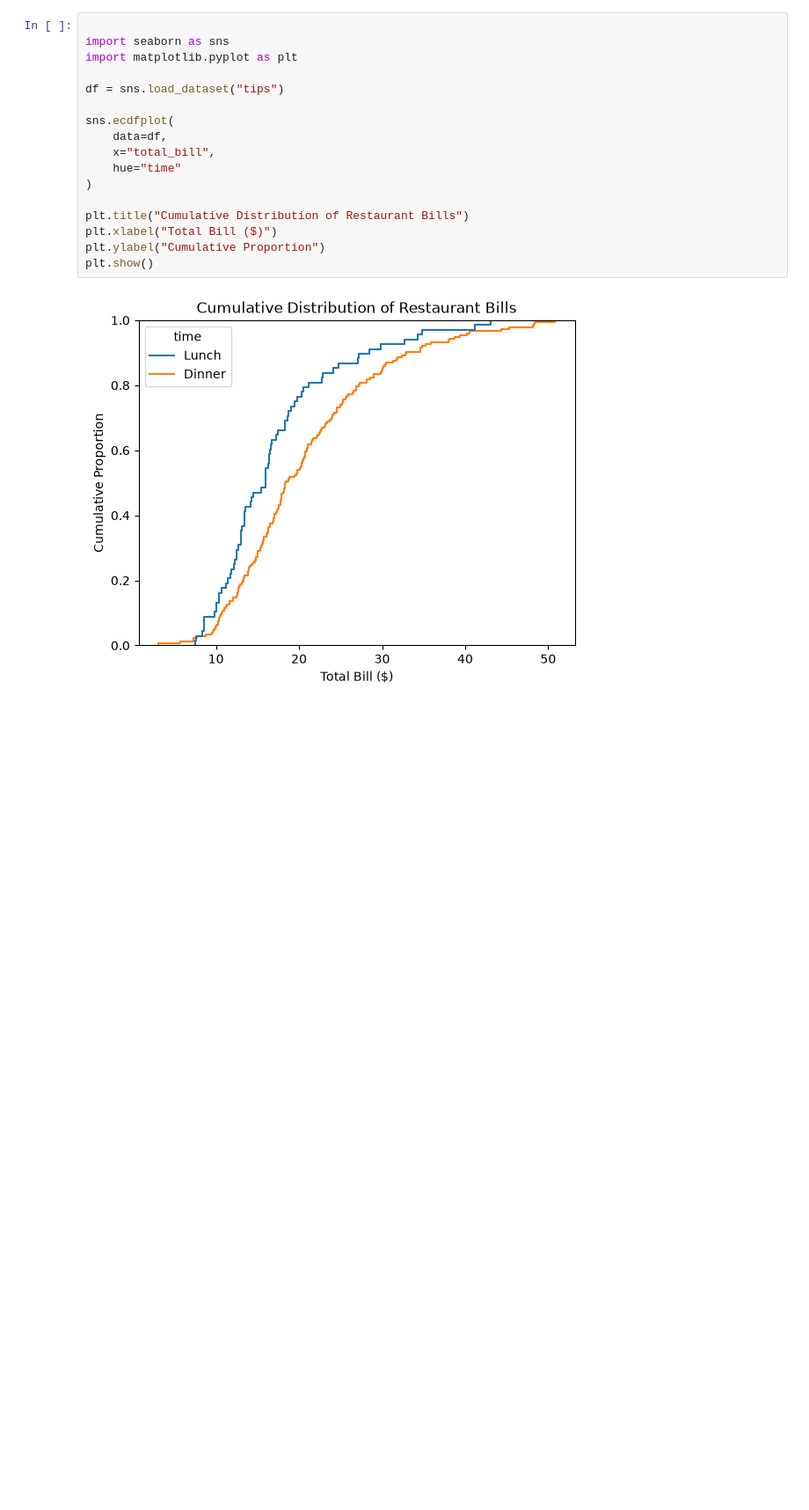
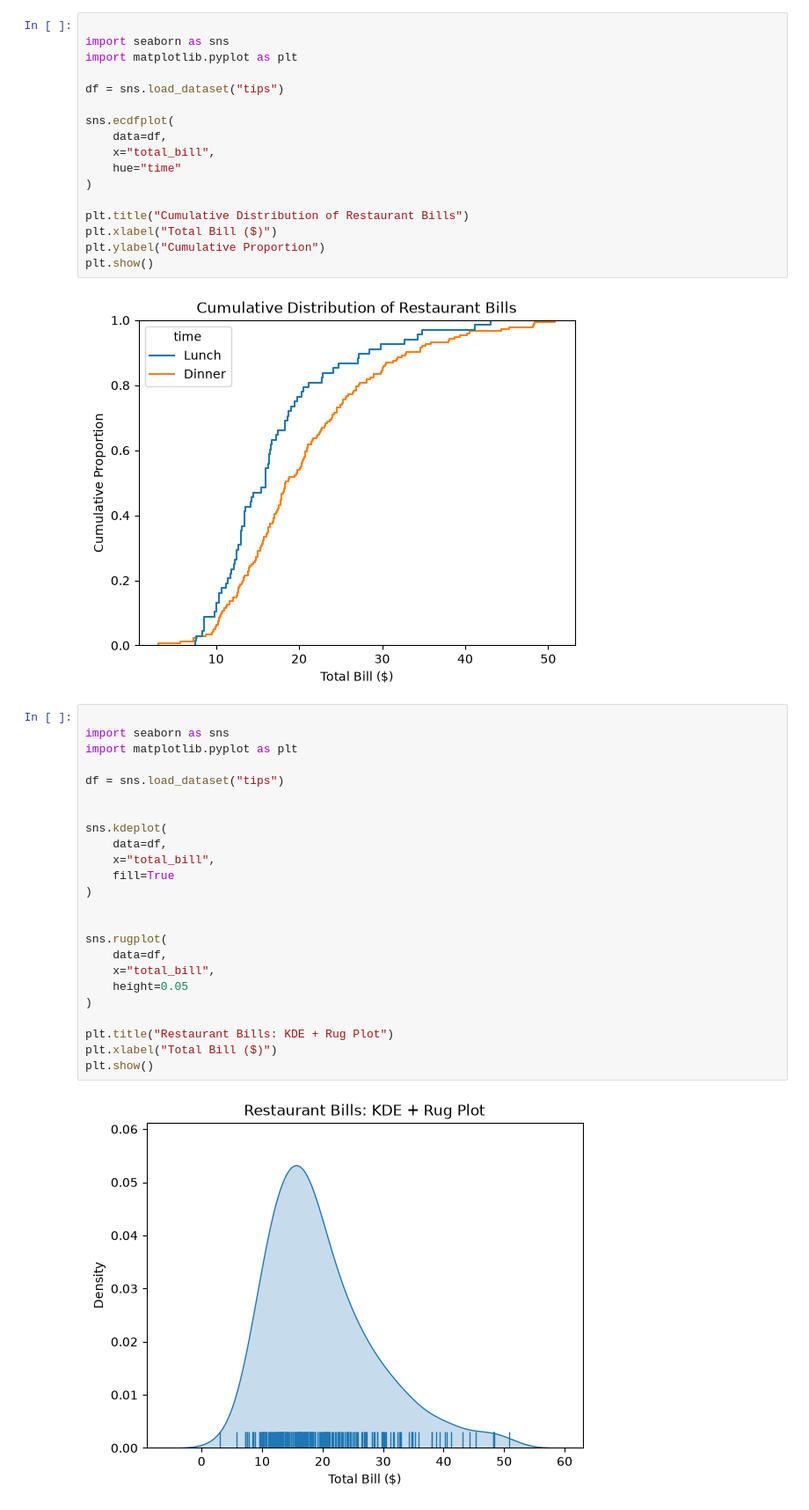
Before and after one commit to Aryanbhayji/Seaborn-library, a Jupyter notebook: main.ipynb, the cells around one changed output. Shown at 88% size. Cells and saved outputs as stored; diff of their text form; blank space fills up the shorter version.

```diff
--- a/main.ipynb
+++ b/main.ipynb
@@ -410,3 +410,29 @@ plt.ylabel("Cumulative Proportion")
 plt.show()
 # %% [output]
 [figure]
+# %%
+
+import seaborn as sns
+import matplotlib.pyplot as plt
+
+df = sns.load_dataset("tips")
+
+
+sns.kdeplot(
+    data=df,
+    x="total_bill",
+    fill=True
+)
+
+
+sns.rugplot(
+    data=df,
+    x="total_bill",
+    height=0.05
+)
+
+plt.title("Restaurant Bills: KDE + Rug Plot")
+plt.xlabel("Total Bill ($)")
+plt.show()
+# %% [output]
+[figure, added]
```
